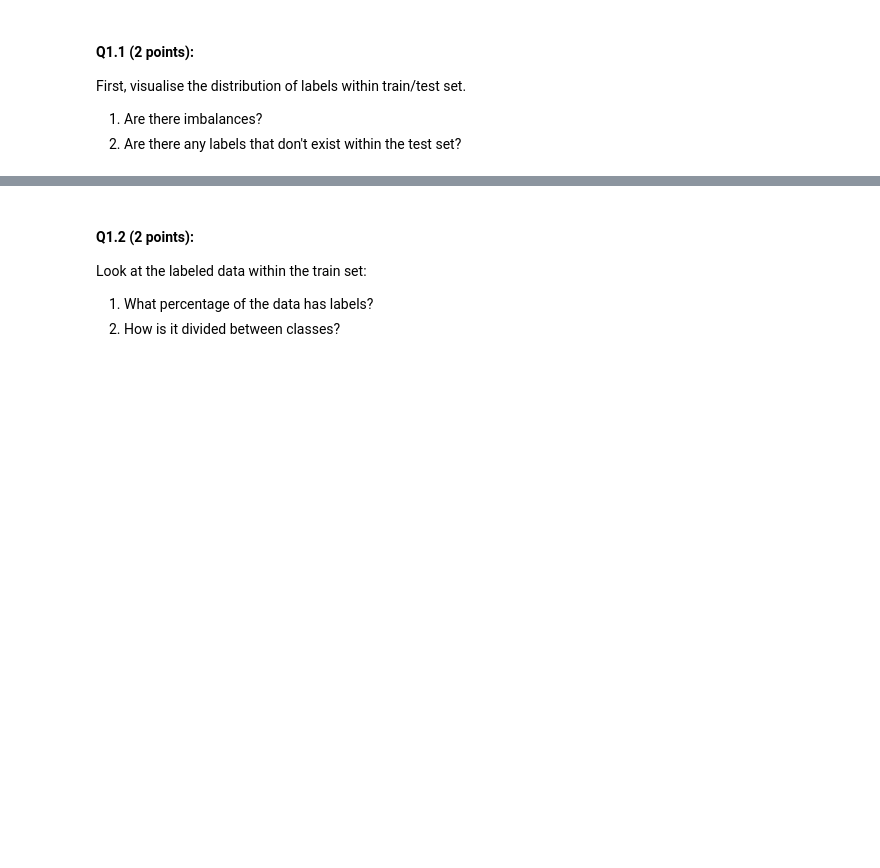
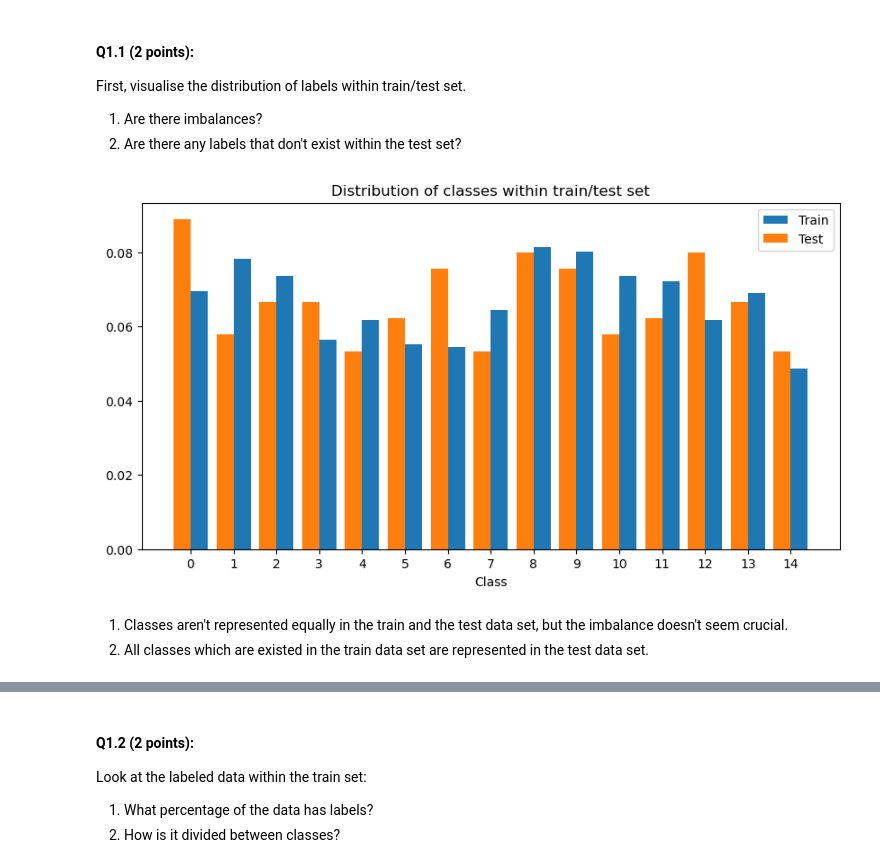
Before and after one commit to anidima/ydata_ml_ul, a Jupyter notebook: UL_HW4_Anomaly_detection.ipynb, the cells around one changed output, grey strips where cells are left out. Drawn from its saved outputs; the diff is of its cells as text; code cells hidden in the pictures; blank space fills up the shorter version.

```diff
--- a/UL_HW4_Anomaly_detection.ipynb
+++ b/UL_HW4_Anomaly_detection.ipynb
@@ -120,4 +120,22 @@ There are two questions here just to make sure you understand the particulars of
 First, visualise the distribution of labels within train/test set.
 1. Are there imbalances?
 2. Are there any labels that don't exist within the test set?
+# %%
+plt.figure(figsize=(10,5))
+
+plt.bar(train_data['Class'].unique(), train_data['Class'].value_counts()/ train_data['Class'].count(), \
+    align='edge', width=0.4, label='Train')
+plt.bar(test_data['Class'].unique(), test_data['Class'].value_counts()/ test_data['Class'].count(), \
+    align='edge', width=-0.4, label='Test')
+
+plt.legend()
+plt.xticks(train_data['Class'].unique())
+plt.xlabel('Class')
+plt.title("Distribution of classes within train/test set")
+plt.show()
+# %% [output]
+[figure, added]
+# %% [markdown]
+1. Classes aren't represented equally in the train and the test data set, but the imbalance doesn't seem crucial.
+2. All classes which are existed in the train data set are represented in the test data set.
 # %%
```
Also changed, not shown: parts of 59 cells of this notebook.
